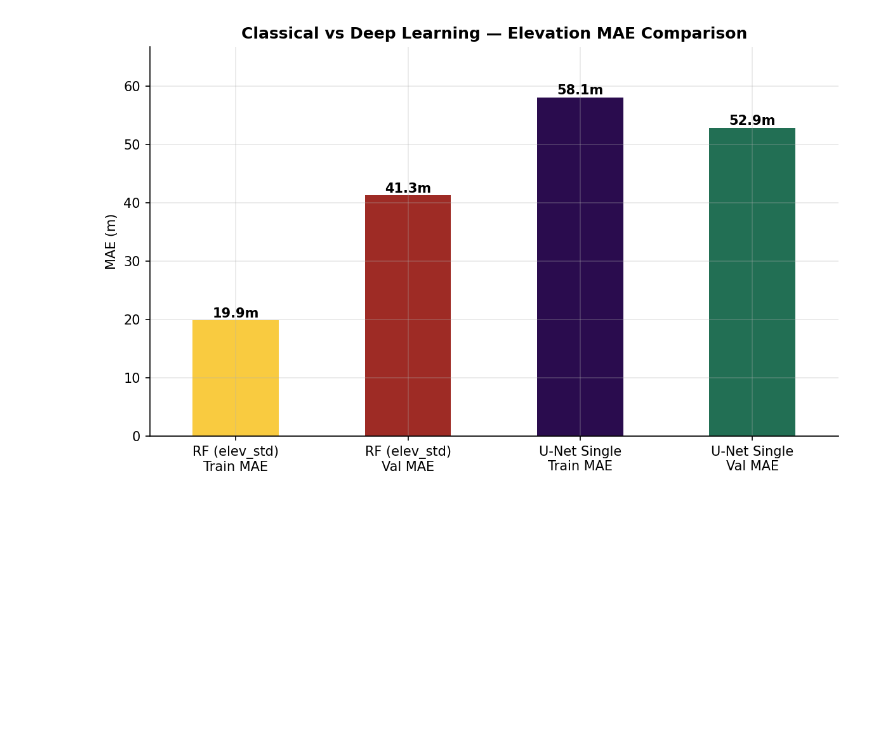
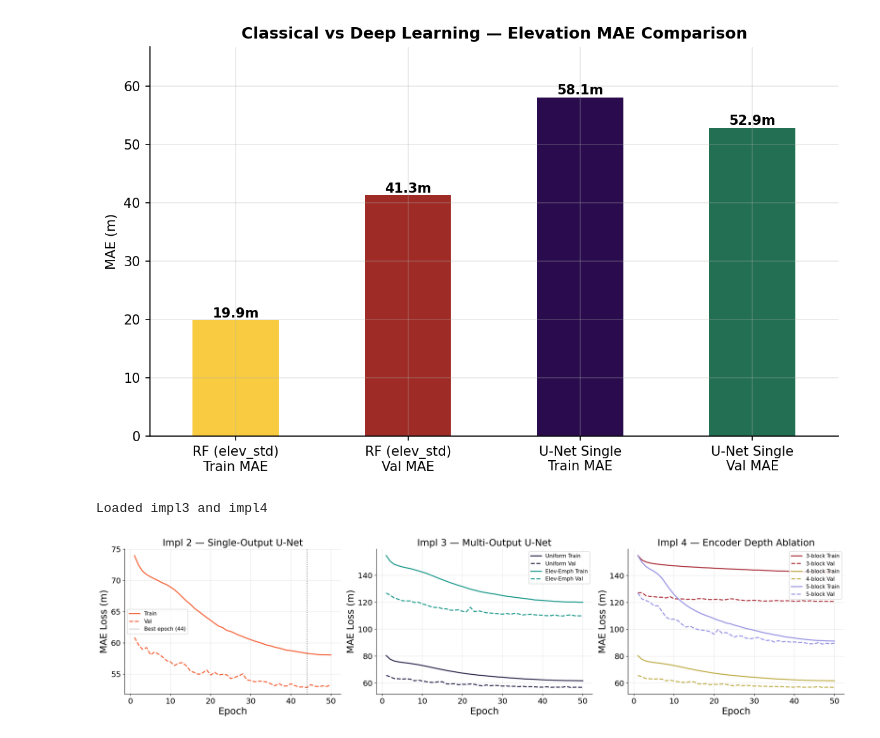
Before and after one commit to harshithkethavath/MarsDEMNet, a Jupyter notebook: notebooks/plots.ipynb, the cells around one changed output. Saved outputs shown, nothing was run; the diff lists cells and outputs as text; code cells hidden in the pictures; blank space fills up the shorter version.

```diff
--- a/notebooks/plots.ipynb
+++ b/notebooks/plots.ipynb
@@ -137,3 +142,64 @@ plt.tight_layout()
 plt.show()
 # %% [output]
 [figure]
+# %%
+with open('../outputs/deeplearning/impl3/results.json') as f:
+    impl3 = json.load(f)
+
+with open('../outputs/deeplearning/impl4/results.json') as f:
+    impl4 = json.load(f)
+
+print("Loaded impl3 and impl4")
+# %% [output]
+Loaded impl3 and impl4
+# %%
+epochs = range(1, 51)
+
+fig, axes = plt.subplots(1, 3, figsize=(20, 5))
+
+plt.rcParams.update({
+    'axes.labelsize': 18,
+    'axes.titlesize': 18,
+    'legend.fontsize': 10,
+    'xtick.labelsize': 15,
+    'ytick.labelsize': 15,
+})
+
+# --- Left: Impl2 ---
+ax = axes[0]
+ax.plot(epochs, impl2['history']['train_loss'], color='#f46036', linewidth=2, label='Train')
+ax.plot(epochs, impl2['history']['val_loss'],   color='#f46036', linewidth=2, linestyle='--', label='Val')
+ax.axvline(impl2['best_epoch'], color='black', linestyle=':', alpha=0.5, label=f"Best epoch ({impl2['best_epoch']})")
+ax.set_title('Impl 2 — Single-Output U-Net')
+ax.set_xlabel('Epoch')
+ax.set_ylabel('MAE Loss (m)')
+ax.legend()
+
+# --- Middle: Impl3 ---
+ax = axes[1]
+ax.plot(epochs, impl3['histories']['uniform']['train_loss'],   color='#2E294E', linewidth=2, label='Uniform Train')
+ax.plot(epochs, impl3['histories']['uniform']['val_loss'],     color='#2E294E', linewidth=2, linestyle='--', label='Uniform Val')
+ax.plot(epochs, impl3['histories']['elev_emph']['train_loss'], color='#1B998B', linewidth=2, label='Elev-Emph Train')
+ax.plot(epochs, impl3['histories']['elev_emph']['val_loss'],   color='#1B998B', linewidth=2, linestyle='--', label='Elev-Emph Val')
+ax.set_title('Impl 3 — Multi-Output U-Net')
+ax.set_xlabel('Epoch')
+ax.set_ylabel('MAE Loss (m)')
+ax.legend()
+
+# --- Right: Impl4 ---
+ax = axes[2]
+ax.plot(epochs, impl4['histories']['3block']['train_loss'], color='#ad343e', linewidth=2, label='3-block Train')
+ax.plot(epochs, impl4['histories']['3block']['val_loss'],   color='#ad343e', linewidth=2, linestyle='--', label='3-block Val')
+ax.plot(epochs, impl4['histories']['4block']['train_loss'], color='#bfae48', linewidth=2, label='4-block Train')
+ax.plot(epochs, impl4['histories']['4block']['val_loss'],   color='#bfae48', linewidth=2, linestyle='--', label='4-block Val')
+ax.plot(epochs, impl4['histories']['5block']['train_loss'], color='#9792e3', linewidth=2, label='5-block Train')
+ax.plot(epochs, impl4['histories']['5block']['val_loss'],   color='#9792e3', linewidth=2, linestyle='--', label='5-block Val')
+ax.set_title('Impl 4 — Encoder Depth Ablation')
+ax.set_xlabel('Epoch')
+ax.set_ylabel('MAE Loss (m)')
+ax.legend()
+
+plt.tight_layout()
+plt.show()
+# %% [output]
+[figure, added]
```
Also changed, not shown: parts of 4 cells of this notebook, 1 other file.
